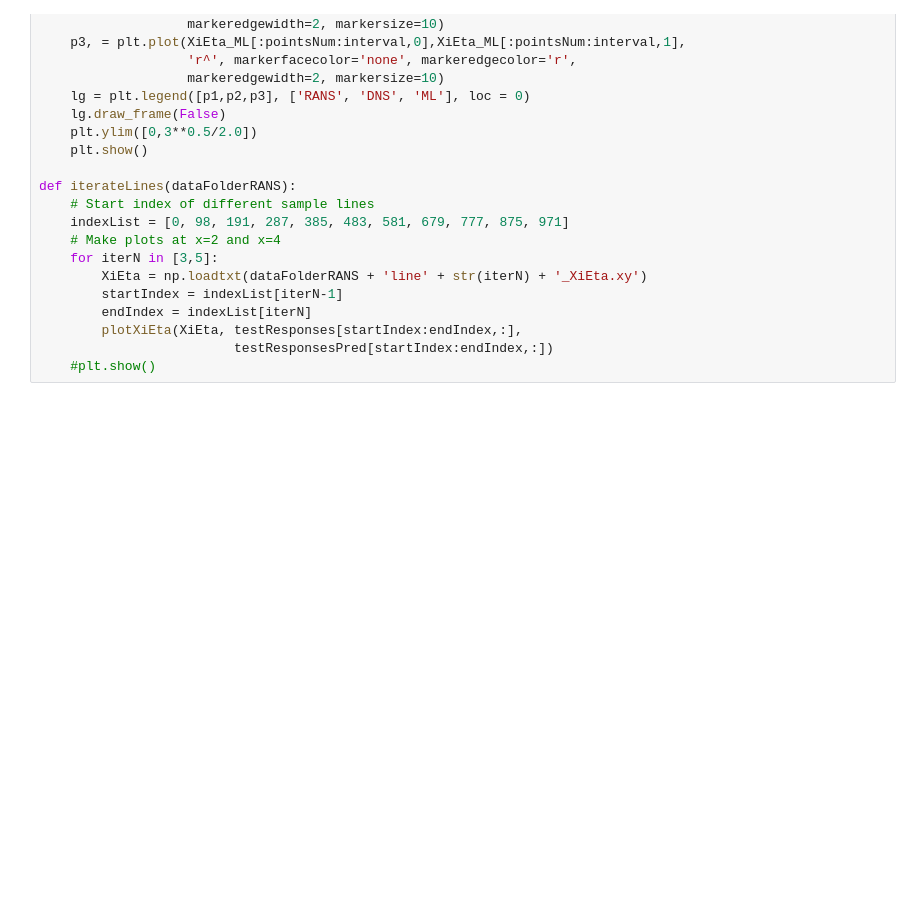
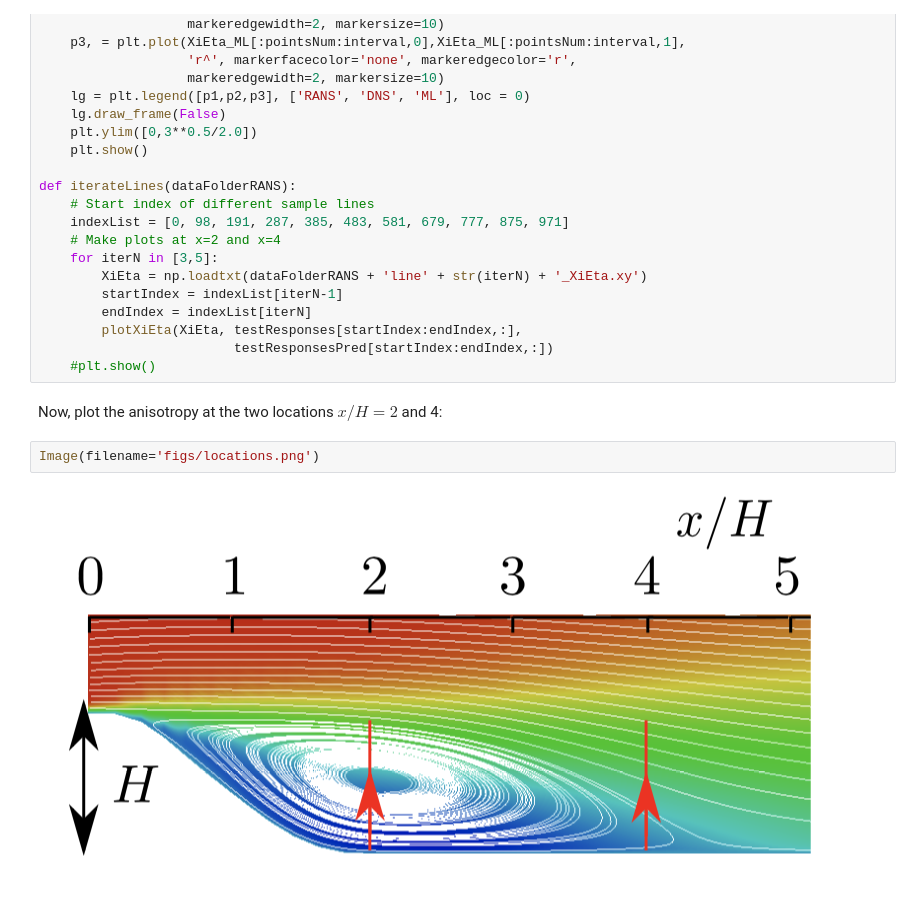
Before and after one commit to xiaoh/turbulence-modeling-PIML, a Jupyter notebook: regressionSolver.ipynb, the cells around one changed output. Drawn from its saved outputs; the diff is of its cells as text; blank space fills up the shorter version.

```diff
--- a/regressionSolver.ipynb
+++ b/regressionSolver.ipynb
@@ -66,6 +115,12 @@ def iterateLines(dataFolderRANS):
         plotXiEta(XiEta, testResponses[startIndex:endIndex,:],
                          testResponsesPred[startIndex:endIndex,:])
     #plt.show()
+# %% [markdown]
+Now, plot the anisotropy at the two locations $x/H = 2$ and 4:
+# %%
+Image(filename='figs/locations.png')
+# %% [output]
+[figure, added]
 # %%
 if __name__== "__main__":
     # Load data
```
Also changed, not shown: parts of 7 cells of this notebook, 6 other files.
